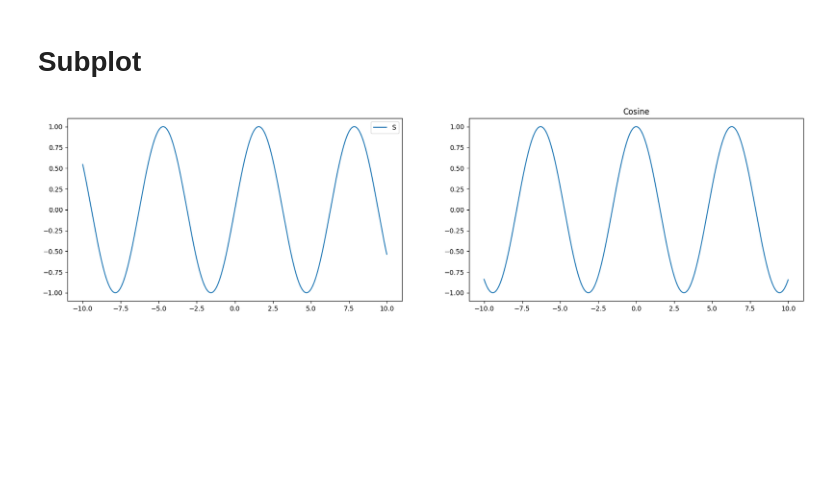
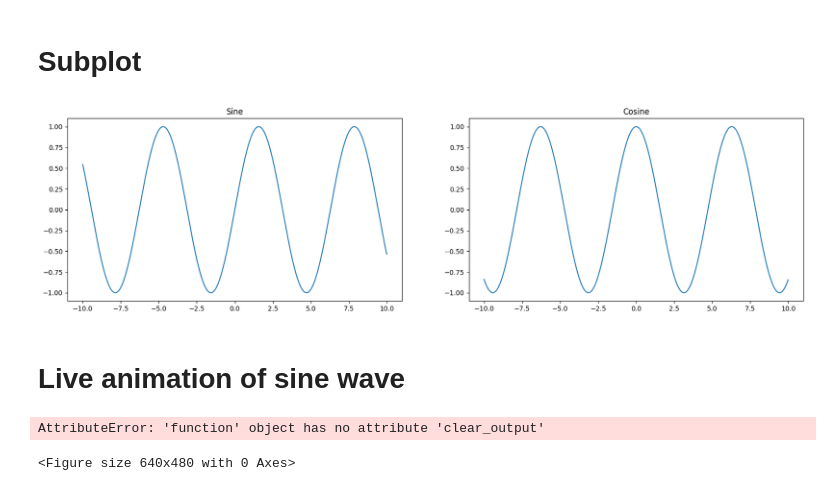
Before and after one commit to Imtiaj-Sajin/Computer-Vision-Pattern-Recogition, a Jupyter notebook: matplotlib_basics.ipynb, the cells around one changed output. Saved outputs shown, nothing was run; the diff lists cells and outputs as text; code cells hidden in the pictures; blank space fills up the shorter version.

```diff
--- a/matplotlib_basics.ipynb
+++ b/matplotlib_basics.ipynb
@@ -84,13 +84,13 @@ plt.show()
 # %%
 plt.figure(figsize=(20,5))
 plt.subplot(1,2,1) #1,2,1 mean 1 row, 2 columns, and this is the first subplot.
 plt.plot(x,y1)
-plt.legend('Sine')
+plt.title('Sine')
 
 plt.subplot(1,2,2) #1,2,2 mean 1 row, 2 columns, and this is the second subplot.
 plt.plot(x,y2)
 plt.title('Cosine')
 
 plt.show()
 # %% [output]
-[figure, old version]
+[figure, new version]
@@ -98,0 +97,18 @@ from IPython.display import display
+# %% [markdown]
+# **Live animation of sine wave**
+# %%
+from IPython.display import display
+
+sin =[]
+X = []
+
+plt.figure()
+for i in range(-50,50,1):
+    X.append(i)
+    sin.append(np.sin(i))
+    display.clear_output(wait=True)
+    plt.plot(X,sin)
+    plt.show()
+# %% [output]
+AttributeError: 'function' object has no attribute 'clear_output'
+<Figure size 640x480 with 0 Axes>
```
Also changed, not shown: parts of 4 cells of this notebook.
